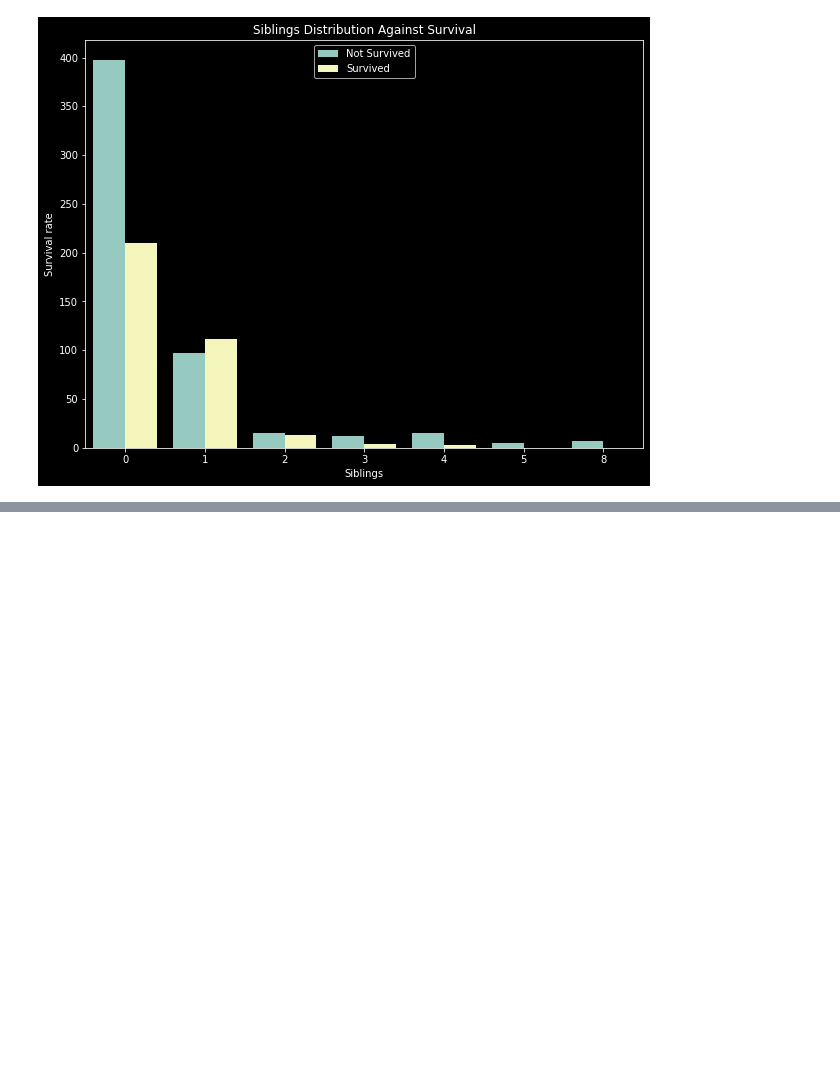
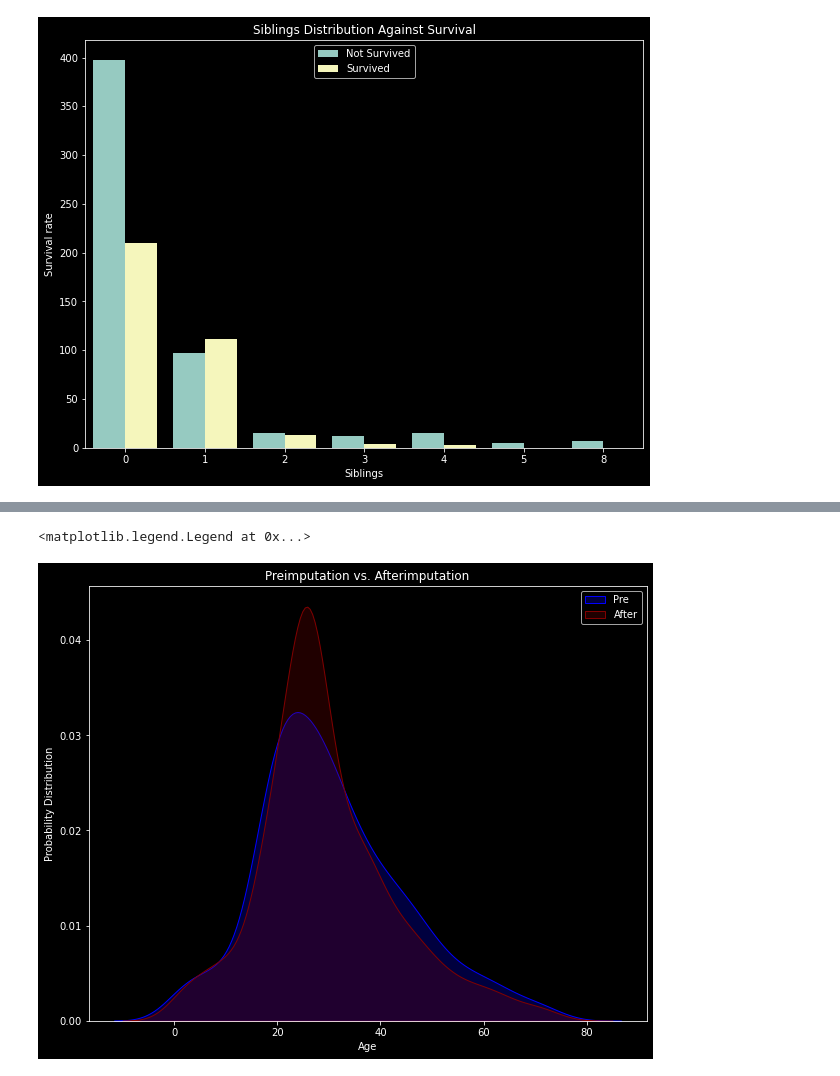
Before and after one commit to XVI-IX/titanic, a Jupyter notebook: titanic.ipynb, the cells around one changed output, grey strips where cells are left out. Drawn from its saved outputs; the diff is of its cells as text; code cells hidden in the pictures; blank space fills up the shorter version.

```diff
--- a/titanic.ipynb
+++ b/titanic.ipynb
@@ -554,0 +704,4 @@ ax.legend(["Not Survived", "Survived"])
+# %%
+# Creating a copy of the training set to test out the options
+copy2 = train.copy()
+missing_age_rows = copy2.Age.isna()
@@ -554,0 +768,29 @@ ax.legend(["Not Survived", "Survived"])
+# %%
+# imputting the values
+copy2.Age = copy2.groupby(['Pclass', 'SibSp'])["Age"].apply(lambda x: x.fillna(x.median()))
+# %%
+copy2.Age = copy2.Age.fillna(11)
+# %%
+# Compare the distributions
+fig, ax = plt.subplots(figsize=(10, 8))
+
+preimputation=sns.kdeplot(
+    data=train['Age'][(train["Survived"] == 0) & (train["Age"].notnull())],
+    kernel='gau', ax=ax, color="Blue", shade=True,
+    legend=True, label="Pre"
+)
+
+afterimputation = sns.kdeplot(
+    data=copy2["Age"][(copy2["Survived"] == 0) & (copy2["Age"].notnull())],
+    kernel='gau', legend=True,
+    ax=ax, color='maroon', shade=True,
+    label="After"
+)
+
+ax.set_title("Preimputation vs. Afterimputation")
+ax.set_xlabel("Age")
+ax.set_ylabel("Probability Distribution")
+ax.legend()
+# %% [output]
+<matplotlib.legend.Legend at 0x...>
+[figure, added]
```
Also changed, not shown: parts of 31 cells of this notebook.
